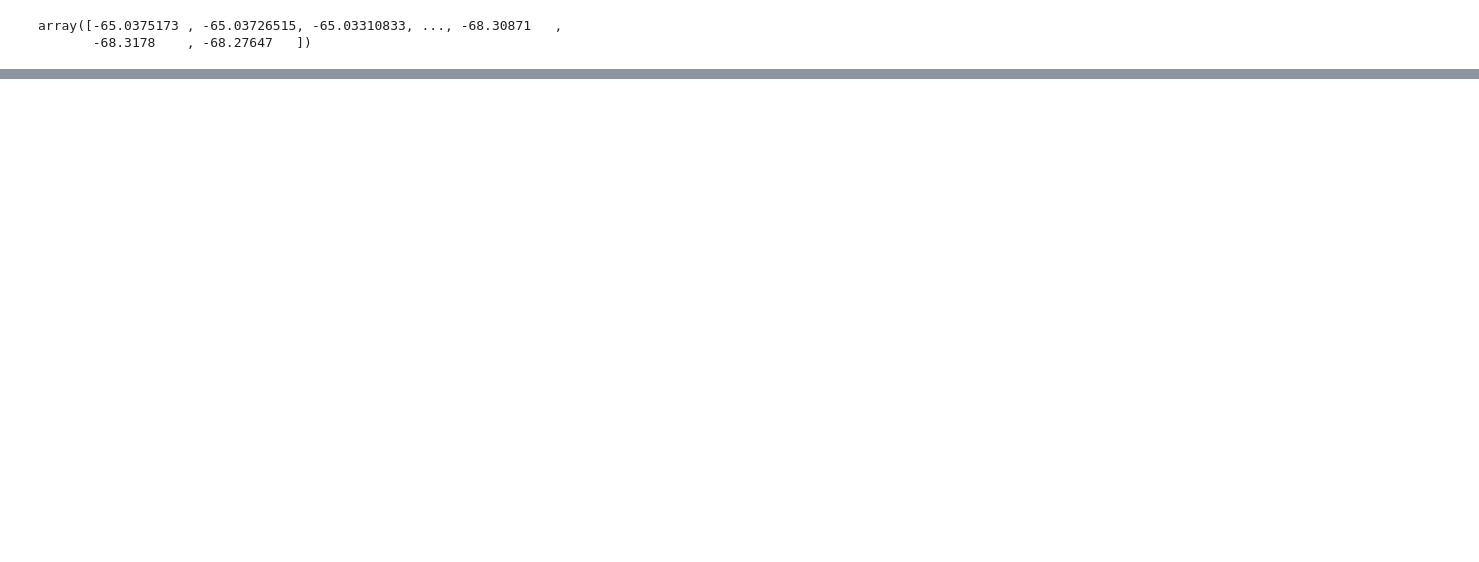
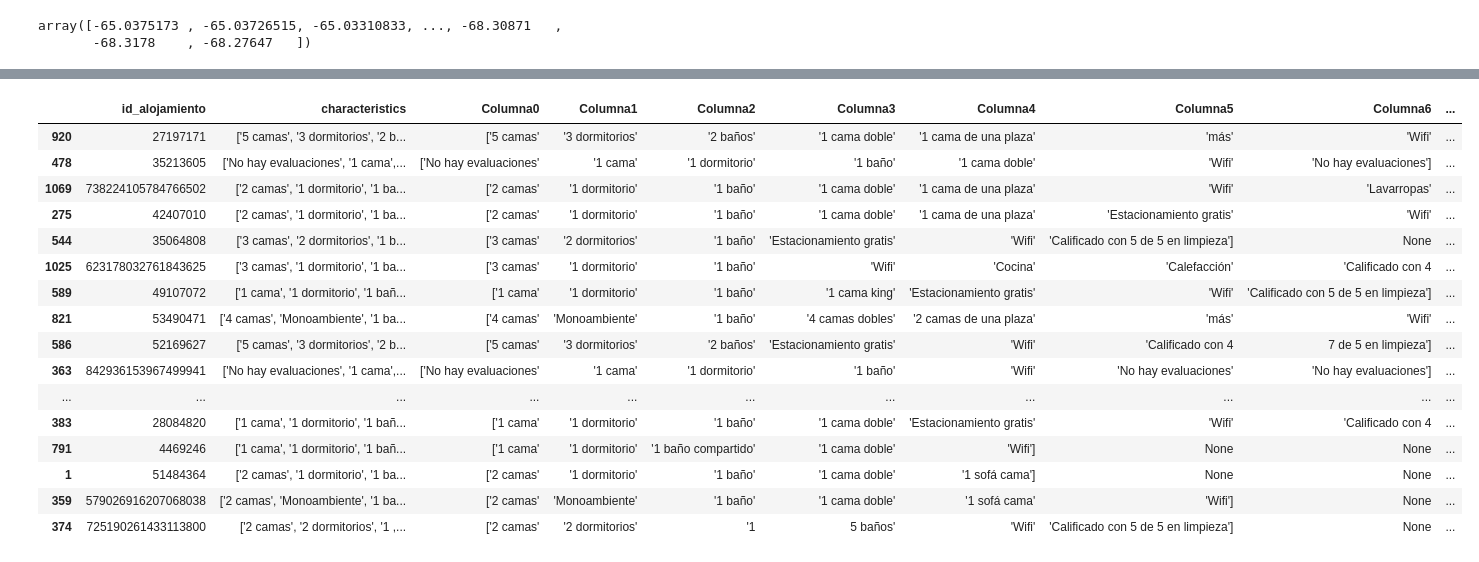
Before and after one commit to carlos1680/CPEDWObligatorio, a Jupyter notebook: trabajo.ipynb, the cells around one changed output, grey strips where cells are left out. Cells and saved outputs as stored; diff of their text form; code cells hidden in the pictures; blank space fills up the shorter version.

```diff
--- a/trabajo.ipynb
+++ b/trabajo.ipynb
@@ -1092,3 +1134,6 @@ array(['PUERTO MADRYN', 'COMODORO RIVADAVIA', 'TRELEW', 'ESQUEL',
+# %%
+# Cambiamos el tipo de datos de city
+df_alquileres['city'] = df_alquileres['city'].astype('category')
 # %% [markdown]
 + Columna 5: latitude
 # %%
@@ -1149,0 +1237,3 @@ array([-65.0375173 , -65.03726515, -65.03310833, ..., -68.30871   ,
+# %%
+df_caracteristicas = df_alquileres[['id_alojamiento','characteristics']]
+df_caracteristicas.sample(10)
@@ -1149,0 +1252,32 @@ array([-65.0375173 , -65.03726515, -65.03310833, ..., -68.30871   ,
+# %%
+df_temp = df_caracteristicas['characteristics'].str.split(
+    pat=',', expand=True).add_prefix('Columna')
+df_caracteristicas = df_caracteristicas.merge(
+    df_temp, how='left', left_index=True, right_index=True, suffixes=('', '_y'))
+# %%
+import re
+
+df_caracteristicas['cama']=None
+df_caracteristicas['dormitorio']=None
+df_caracteristicas['baño']=None
+
+# df_caracteristicas['cama']=df_caracteristicas['cama'].astype('Int64')
+# df_caracteristicas['dormitorio']=df_caracteristicas['dormitorio'].astype('Int64')
+# df_caracteristicas['baño']=df_caracteristicas['baño'].astype('Int64')
+
+
+# df_caracteristicas.head()
+busqueda = ['cama', 'dormitorio', 'baño']
+for bus in busqueda:
+    for indice, fila in df_caracteristicas.iterrows():
+        ii = 2
+        while (pd.isnull(df_caracteristicas.loc[indice,bus]) and (ii <= 14)):
+            cc = 'Columna'+str(ii-2)
+            idd = fila['id_alojamiento']
+            val = fila[cc]
+            if(not pd.isnull(val)):
+                if bool(re.search(r'\d '+bus,val)):
+                    dato = re.search(r'\d',val)
+                    print(fila['id_alojamiento'], val,dato.group(0))
+                    df_caracteristicas.loc[indice,bus]=dato.group(0)
+            ii+=1
@@ -1149,0 +1302,20 @@ array([-65.0375173 , -65.03726515, -65.03310833, ..., -68.30871   ,
+# %%
+df_caracteristicas.sample(20)
+# %% [output]
+|  | id_alojamiento | characteristics | Columna0 | Columna1 | Columna2 | Columna3 | Columna4 | Columna5 | Columna6 | ... |
+| 920 | 27197171 | ['5 camas', '3 dormitorios', '2 b... | ['5 camas' | '3 dormitorios' | '2 baños' | '1 cama doble' | '1 cama de una plaza' | 'más' | 'Wifi' | ... |
+| 478 | 35213605 | ['No hay evaluaciones', '1 cama',... | ['No hay evaluaciones' | '1 cama' | '1 dormitorio' | '1 baño' | '1 cama doble' | 'Wifi' | 'No hay evaluaciones'] | ... |
+| 1069 | 738224105784766502 | ['2 camas', '1 dormitorio', '1 ba... | ['2 camas' | '1 dormitorio' | '1 baño' | '1 cama doble' | '1 cama de una plaza' | 'Wifi' | 'Lavarropas' | ... |
+| 275 | 42407010 | ['2 camas', '1 dormitorio', '1 ba... | ['2 camas' | '1 dormitorio' | '1 baño' | '1 cama doble' | '1 cama de una plaza' | 'Estacionamiento gratis' | 'Wifi' | ... |
+| 544 | 35064808 | ['3 camas', '2 dormitorios', '1 b... | ['3 camas' | '2 dormitorios' | '1 baño' | 'Estacionamiento gratis' | 'Wifi' | 'Calificado con 5 de 5 en limpieza'] | None | ... |
+| 1025 | 623178032761843625 | ['3 camas', '1 dormitorio', '1 ba... | ['3 camas' | '1 dormitorio' | '1 baño' | 'Wifi' | 'Cocina' | 'Calefacción' | 'Calificado con 4 | ... |
+| 589 | 49107072 | ['1 cama', '1 dormitorio', '1 bañ... | ['1 cama' | '1 dormitorio' | '1 baño' | '1 cama king' | 'Estacionamiento gratis' | 'Wifi' | 'Calificado con 5 de 5 en limpieza'] | ... |
+| 821 | 53490471 | ['4 camas', 'Monoambiente', '1 ba... | ['4 camas' | 'Monoambiente' | '1 baño' | '4 camas dobles' | '2 camas de una plaza' | 'más' | 'Wifi' | ... |
+| 586 | 52169627 | ['5 camas', '3 dormitorios', '2 b... | ['5 camas' | '3 dormitorios' | '2 baños' | 'Estacionamiento gratis' | 'Wifi' | 'Calificado con 4 | 7 de 5 en limpieza'] | ... |
+| 363 | 842936153967499941 | ['No hay evaluaciones', '1 cama',... | ['No hay evaluaciones' | '1 cama' | '1 dormitorio' | '1 baño' | 'Wifi' | 'No hay evaluaciones' | 'No hay evaluaciones'] | ... |
+| ... | ... | ... | ... | ... | ... | ... | ... | ... | ... | ... |
+| 383 | 28084820 | ['1 cama', '1 dormitorio', '1 bañ... | ['1 cama' | '1 dormitorio' | '1 baño' | '1 cama doble' | 'Estacionamiento gratis' | 'Wifi' | 'Calificado con 4 | ... |
+| 791 | 4469246 | ['1 cama', '1 dormitorio', '1 bañ... | ['1 cama' | '1 dormitorio' | '1 baño compartido' | '1 cama doble' | 'Wifi'] | None | None | ... |
+| 1 | 51484364 | ['2 camas', '1 dormitorio', '1 ba... | ['2 camas' | '1 dormitorio' | '1 baño' | '1 cama doble' | '1 sofá cama'] | None | None | ... |
+| 359 | 579026916207068038 | ['2 camas', 'Monoambiente', '1 ba... | ['2 camas' | 'Monoambiente' | '1 baño' | '1 cama doble' | '1 sofá cama' | 'Wifi'] | None | ... |
+| 374 | 725190261433113800 | ['2 camas', '2 dormitorios', '1 ,... | ['2 camas' | '2 dormitorios' | '1 | 5 baños' | 'Wifi' | 'Calificado con 5 de 5 en limpieza'] | None | ... |
```
Also changed, not shown: parts of 36 cells of this notebook.
